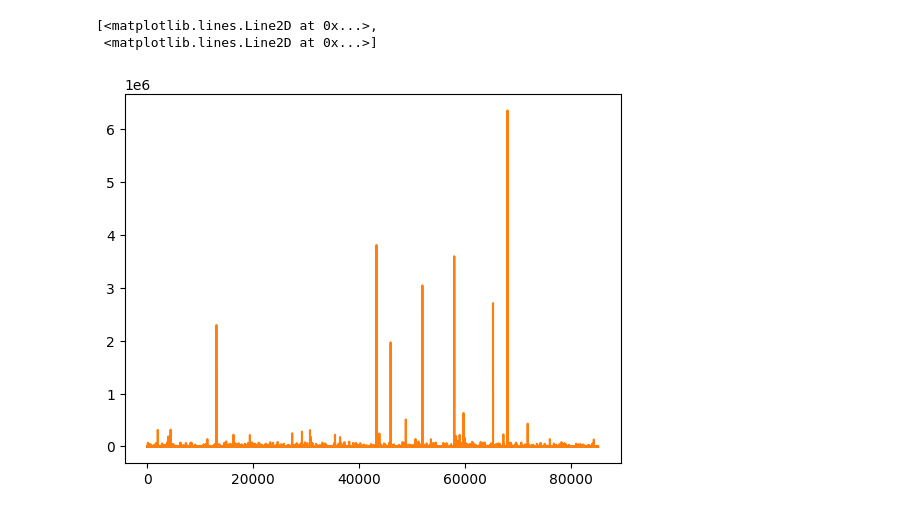
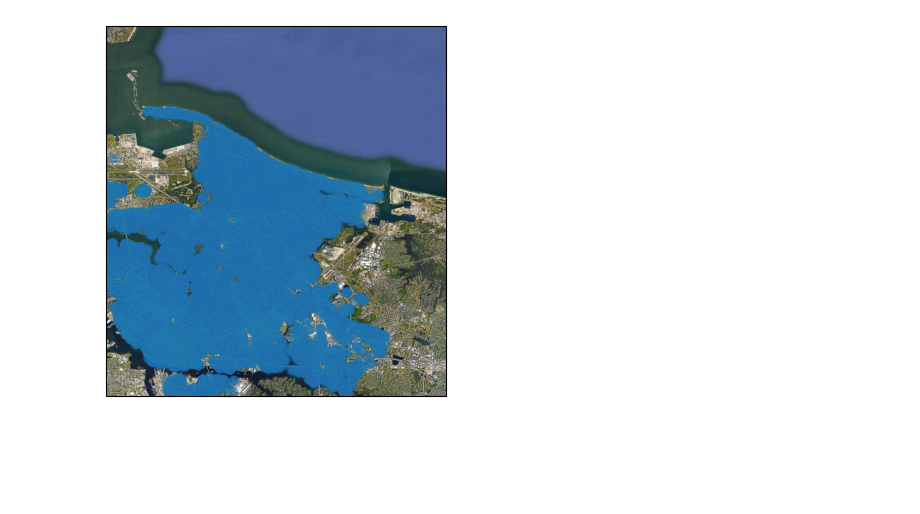
Before and after one commit to jedelman/WorkOrders, a Jupyter notebook: sandbox.ipynb, the cells around one changed output. Drawn from its saved outputs; the diff is of its cells as text; code cells hidden in the pictures; blank space fills up the shorter version.

Commit message:
trees with images

```diff
--- a/sandbox.ipynb
+++ b/sandbox.ipynb
@@ -1,8 +1,11 @@
 # %%
+import cartopy.crs as ccrs
 import pandas as pd
 import matplotlib.pyplot as plt
 
-work_orders = pd.read_csv("Work_Orders_20250609.csv")
 
-work_orders.info()
+date_cols =["Start Date", "Status DateTime", "Created DateTime", "End Date", "Last Modified DateTIme"]
+
+work_orders = pd.read_csv("Work_Orders_20250609.csv", parse_dates=date_cols)
+tree_inventory = pd.read_csv("City_Tree_Inventory_20250624.csv");
 # %% [output]
@@ -26,7 +14,16 @@ memory usage: 20.8+ MB
 # %%
+import cartopy.io.img_tiles as cimgt
+google_terrain = cimgt.GoogleTiles(style="satellite")
 
-plt.plot(work_orders[["Ward", "Total Cost"]])
+fig = plt.figure()
+
+ax = fig.add_subplot(projection=ccrs.PlateCarree())
+ax.add_image(google_terrain, 14)
+min, max = 0.005, 0.995
+LAT, LON = tree_inventory["Latitude"], tree_inventory["Longitude"]
+ax.set_extent((LON.quantile(min), LON.quantile(max), LAT.quantile(min), LAT.quantile(max)))
+ax.scatter(LON, LAT, alpha=0.1)
+
+plt.show()
 # %% [output]
-[<matplotlib.lines.Line2D at 0x...>,
- <matplotlib.lines.Line2D at 0x...>]
-[figure, old version]
+[figure, new version]
```
Also changed, not shown: parts of 1 cell of this notebook.
